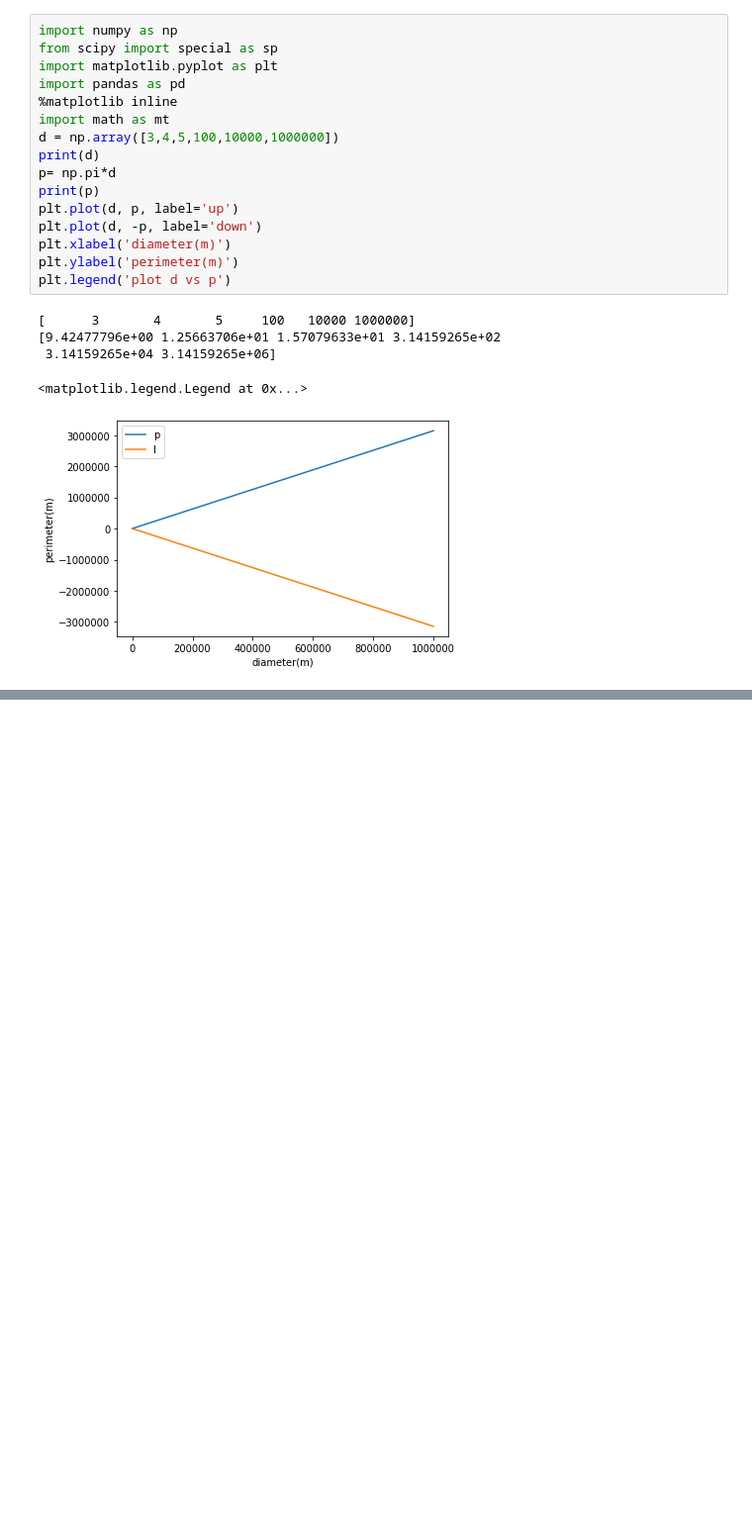
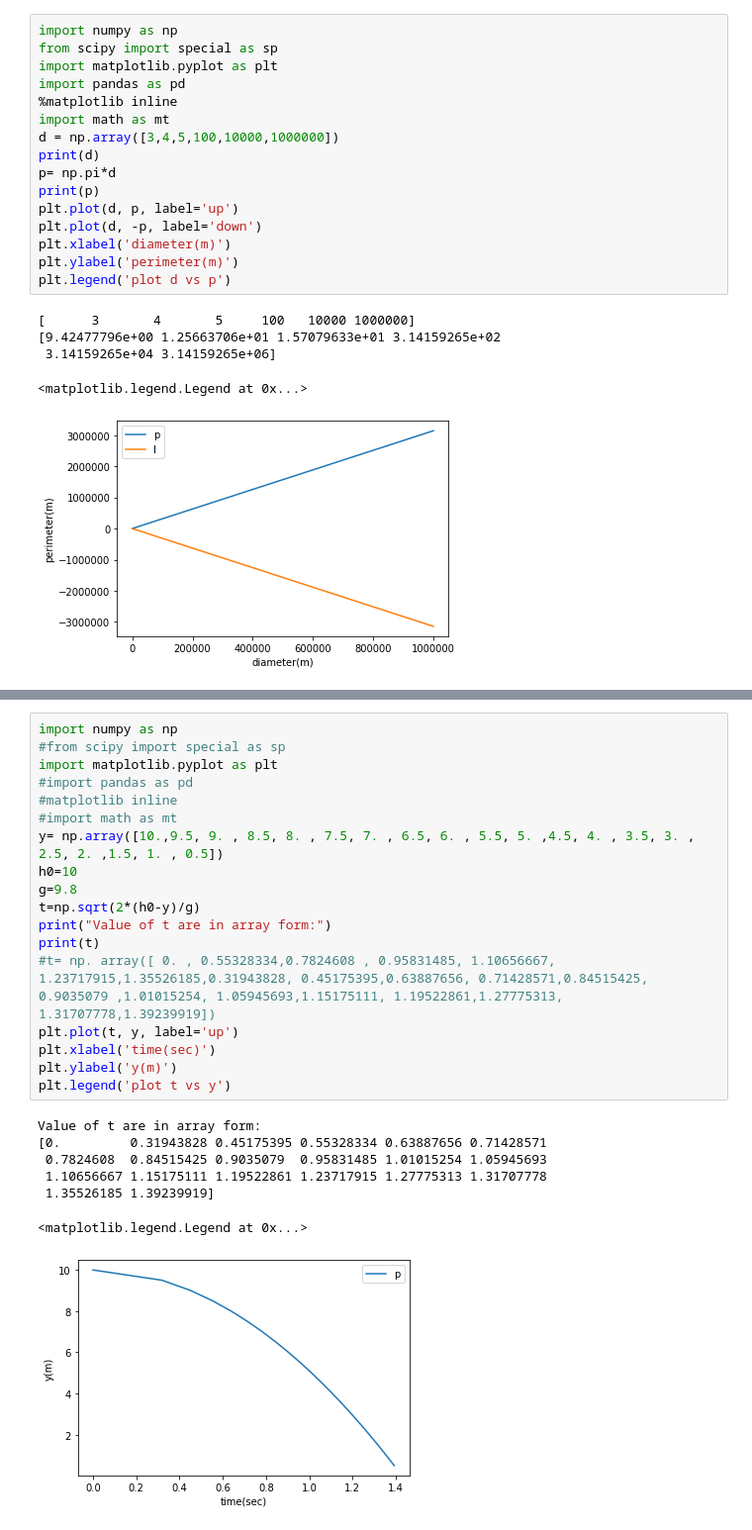
Before and after one commit to Devendra20-20/Computing, a Jupyter notebook: Basic_Problems.ipynb, the cells around one changed output, grey strips where cells are left out. Shown at 99% size. Cells and saved outputs as stored; diff of their text form; blank space fills up the shorter version.

```diff
--- a/Basic_Problems.ipynb
+++ b/Basic_Problems.ipynb
@@ -156,0 +177,26 @@ plt.legend('plot d vs p')
+# %%
+import numpy as np
+#from scipy import special as sp
+import matplotlib.pyplot as plt
+#import pandas as pd
+#matplotlib inline
+#import math as mt
+y= np.array([10.,9.5, 9. , 8.5, 8. , 7.5, 7. , 6.5, 6. , 5.5, 5. ,4.5, 4. , 3.5, 3. , 2.5, 2. ,1.5, 1. , 0.5])
+h0=10
+g=9.8
+t=np.sqrt(2*(h0-y)/g)
+print("Value of t are in array form:")
+print(t)
+#t= np. array([ 0. , 0.55328334,0.7824608 , 0.95831485, 1.10656667, 1.23717915,1.35526185,0.31943828, 0.45175395,0.63887656, 0.71428571,0.84515425, 0.9035079 ,1.01015254, 1.05945693,1.15175111, 1.19522861,1.27775313, 1.31707778,1.39239919])
+plt.plot(t, y, label='up')
+plt.xlabel('time(sec)')
+plt.ylabel('y(m)')
+plt.legend('plot t vs y')
+# %% [output]
+Value of t are in array form:
+[0.         0.31943828 0.45175395 0.55328334 0.63887656 0.71428571
+ 0.7824608  0.84515425 0.9035079  0.95831485 1.01015254 1.05945693
+ 1.10656667 1.15175111 1.19522861 1.23717915 1.27775313 1.31707778
+ 1.35526185 1.39239919]
+<matplotlib.legend.Legend at 0x...>
+[figure, added]
```
Also changed, not shown: parts of 10 cells of this notebook.
